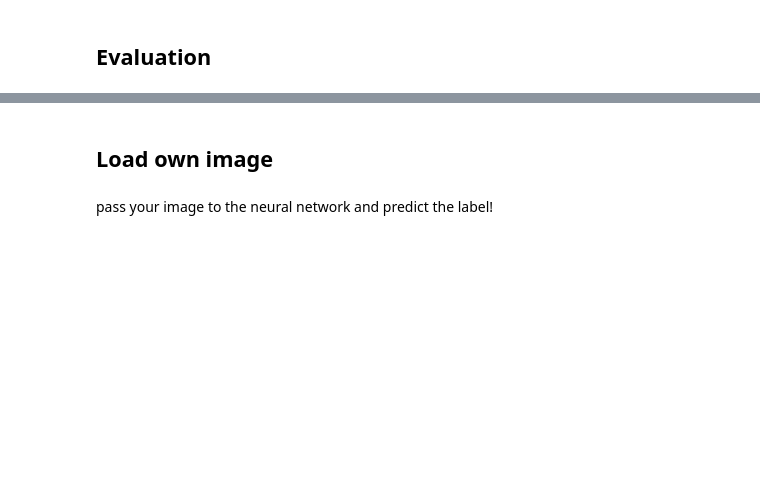
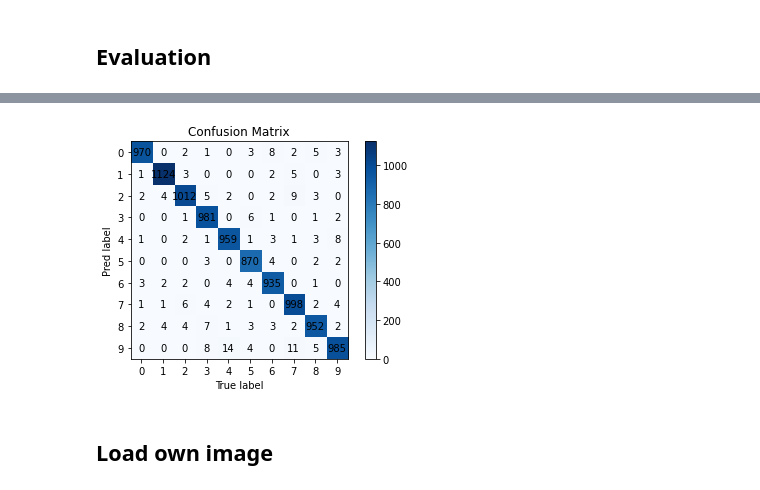
Before and after one commit to thomasmanke/ABS, a Jupyter notebook: Notebooks/ANN/ANN_004_ImageClassification.ipynb, the cells around one changed output, grey strips where cells are left out. Cells and saved outputs as stored; diff of their text form; code cells hidden in the pictures; blank space fills up the shorter version.

```diff
--- a/Notebooks/ANN/ANN_004_ImageClassification.ipynb
+++ b/Notebooks/ANN/ANN_004_ImageClassification.ipynb
@@ -190,2 +257,9 @@ evaluation from the (long) fitting process. But they belong together.
+# %%
+mod1_pred = mod1.predict(X_test)           # probabilities
+y_pred    = np.argmax(mod1_pred, axis=1)   # classes with max prob (= labels)
+cm=confusion_matrix(y_pred, y_test)
+plot_cm(cm)
+# %% [output]
+[figure, added]
 # %% [markdown]
 ## Load own image
@@ -201,2 +265,0 @@ plt.show()
-# %% [markdown]
-pass your image to the neural network and predict the label!
```
Also changed, not shown: parts of 27 cells of this notebook.
